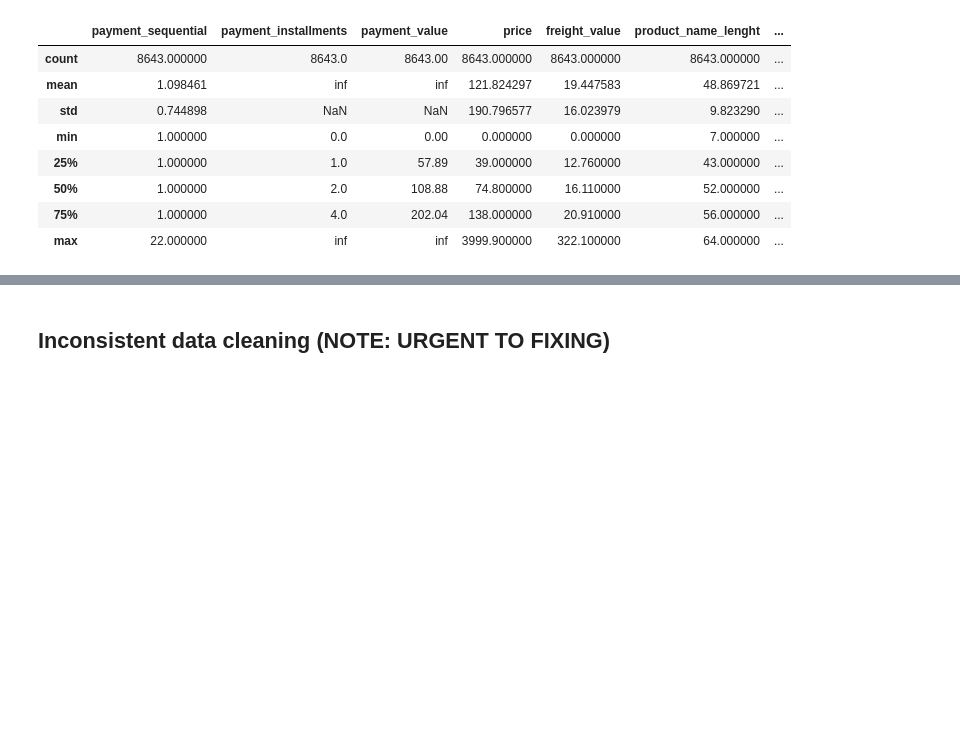
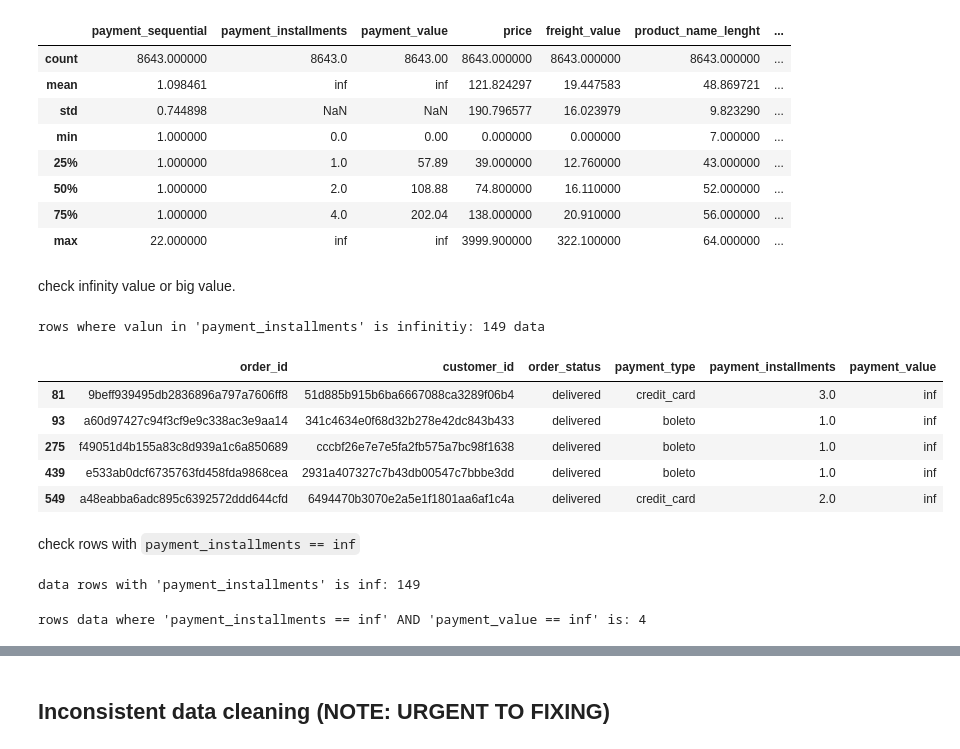
Before and after one commit to RizkiRdm/Olist-E-commerce-Performance-Analysis, a Jupyter notebook: notebooks/data_cleaning.ipynb, the cells around one changed output, grey strips where cells are left out. Drawn from its saved outputs; the diff is of its cells as text; code cells hidden in the pictures; blank space fills up the shorter version.

```diff
--- a/notebooks/data_cleaning.ipynb
+++ b/notebooks/data_cleaning.ipynb
@@ -1918,3 +1918,51 @@ display(ecom_data_df[existing_numerical_cols].describe())
 | 50% | 1.000000 | 2.0 | 108.88 | 74.800000 | 16.110000 | 52.000000 | ... |
 | 75% | 1.000000 | 4.0 | 202.04 | 138.000000 | 20.910000 | 56.000000 | ... |
 | max | 22.000000 | inf | inf | 3999.900000 | 322.100000 | 64.000000 | ... |
+# %% [markdown]
+check infinity value or big value.
+# %%
+installments_inf_rows = ecom_data_df[ecom_data_df["payment_installments"] == np.inf]
+payment_value_inf_rows = ecom_data_df[ecom_data_df["payment_value"] == np.inf]
+
+print(
+    f"rows where valun in 'payment_installments' is infinitiy: {len(installments_inf_rows)} data"
+)
+
+display(
+    payment_value_inf_rows[
+        [
+            "order_id",
+            "customer_id",
+            "order_status",
+            "payment_type",
+            "payment_installments",
+            "payment_value",
+        ]
+    ].head()
+)
+# %% [output]
+rows where valun in 'payment_installments' is infinitiy: 149 data
+|  | order_id | customer_id | order_status | payment_type | payment_installments | payment_value |
+| 81 | 9beff939495db2836896a797a7606ff8 | 51d885b915b6ba6667088ca3289f06b4 | delivered | credit_card | 3.0 | inf |
+| 93 | a60d97427c94f3cf9e9c338ac3e9aa14 | 341c4634e0f68d32b278e42dc843b433 | delivered | boleto | 1.0 | inf |
+| 275 | f49051d4b155a83c8d939a1c6a850689 | cccbf26e7e7e5fa2fb575a7bc98f1638 | delivered | boleto | 1.0 | inf |
+| 439 | e533ab0dcf6735763fd458fda9868cea | 2931a407327c7b43db00547c7bbbe3dd | delivered | boleto | 1.0 | inf |
+| 549 | a48eabba6adc895c6392572ddd644cfd | 6494470b3070e2a5e1f1801aa6af1c4a | delivered | credit_card | 2.0 | inf |
+# %% [markdown]
+check rows with `payment_installments == inf`
+# %%
+installments_inf_rows = ecom_data_df[ecom_data_df["payment_installments"] == np.inf]
+
+print(f"data rows with 'payment_installments' is inf: {len(installments_inf_rows)}")
+# %% [output]
+data rows with 'payment_installments' is inf: 149
+# %%
+overlap_inf_payment_values = installments_inf_rows[
+    installments_inf_rows["payment_value"] == np.inf
+]
+
+print(
+    f"rows data where 'payment_installments == inf' AND 'payment_value == inf' is: {len(overlap_inf_payment_values)}"
+)
+# %% [output]
+rows data where 'payment_installments == inf' AND 'payment_value == inf' is: 4
```
Also changed, not shown: parts of 9 cells of this notebook.
